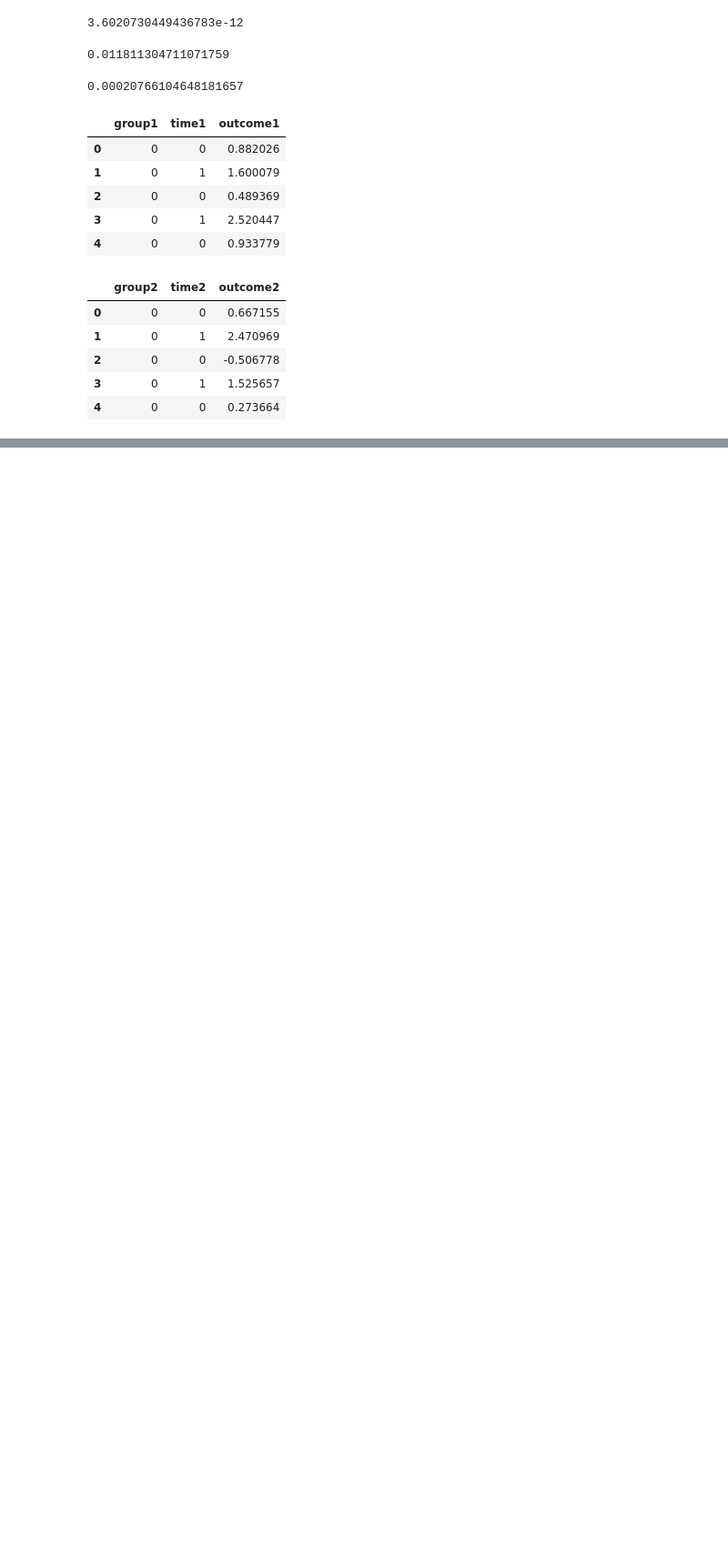
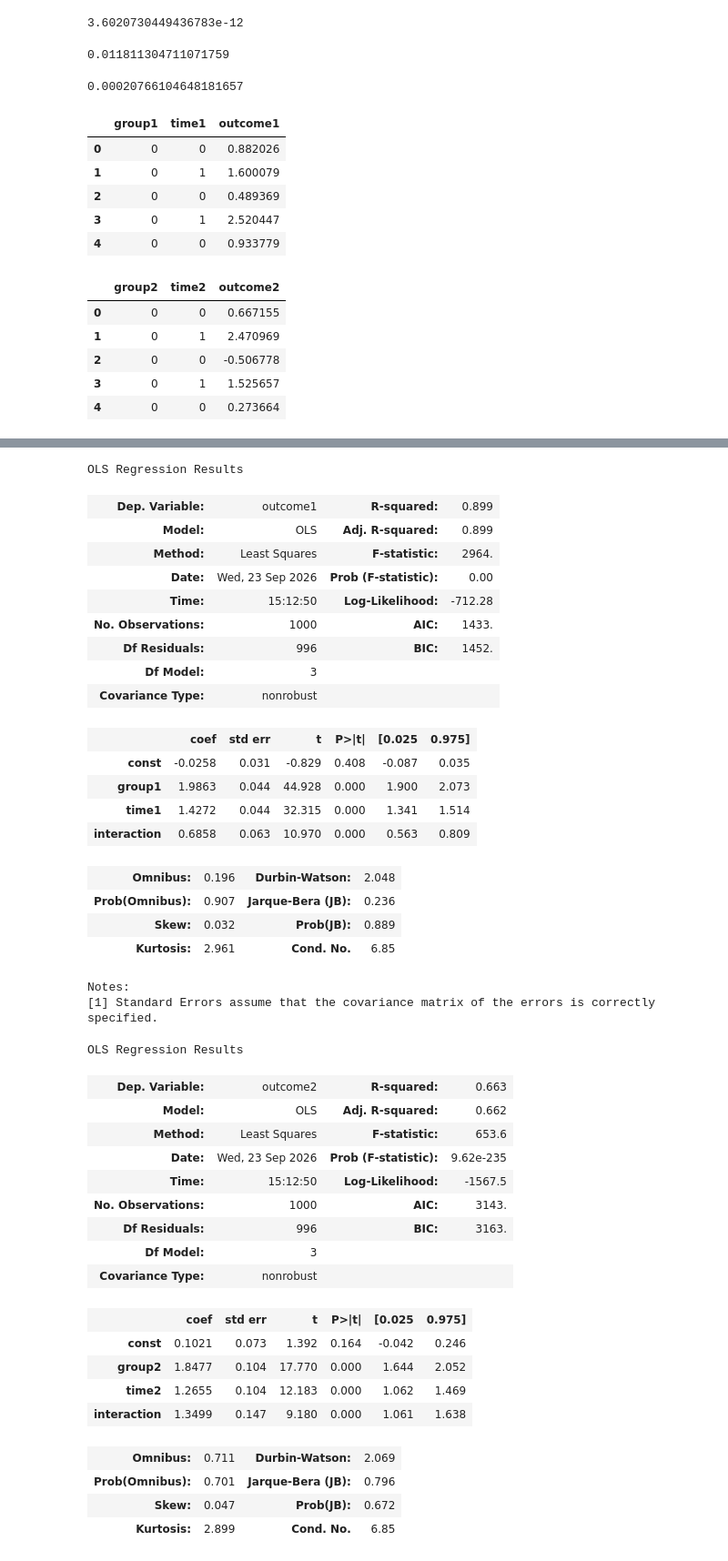
Before and after one commit to eghatzis0527/DX702-mod-6, a Jupyter notebook: Code_Homework_3.ipynb, the cells around one changed output, grey strips where cells are left out. Shown at 91% size. Saved outputs shown, nothing was run; the diff lists cells and outputs as text; code cells hidden in the pictures; blank space fills up the shorter version.

```diff
--- a/Code_Homework_3.ipynb
+++ b/Code_Homework_3.ipynb
@@ -160,3 +160,10 @@ display(data3.head())
 | 2 | 0 | 0 | -0.506778 |
 | 3 | 0 | 1 | 1.525657 |
 | 4 | 0 | 0 | 0.273664 |
+# %%
+data2['interaction'] = data2['group1'] * data2['time1']
+
+data3['interaction'] = data3['group2'] * data3['time2']
+
+display(data2.head())
+display(data3.head())
@@ -162,0 +183,14 @@ display(data3.head())
+# %%
+X2 = data2[['group1', 'time1', 'interaction']]
+X2 = sm.add_constant(X2)
+y2 = data2['outcome1']
+
+X3 = data3[['group2', 'time2', 'interaction']]
+X3 = sm.add_constant(X3)
+y3 = data3['outcome2']
+
+model2 = sm.OLS(y2, X2).fit()
+model3 = sm.OLS(y3, X3).fit()
+
+print(f'The estimated treatment effect for dataset A is {model2.params['interaction']:.2f}')
+print(f'The estimated treatment effect for dataset B is {model3.params['interaction']:.2f}')
@@ -162,0 +200,44 @@ display(data3.head())
+# %%
+display(model2.summary())
+display(model3.summary())
+# %% [output]
+OLS Regression Results
+| Dep. Variable: | outcome1 | R-squared: | 0.899 |
+| Model: | OLS | Adj. R-squared: | 0.899 |
+| Method: | Least Squares | F-statistic: | 2964. |
+| Date: | Wed, 23 Sep 2026 | Prob (F-statistic): | 0.00 |
+| Time: | 15:12:50 | Log-Likelihood: | -712.28 |
+| No. Observations: | 1000 | AIC: | 1433. |
+| Df Residuals: | 996 | BIC: | 1452. |
+| Df Model: | 3 |  |  |
+| Covariance Type: | nonrobust |  |  |
+|  | coef | std err | t | P>|t| | [0.025 | 0.975] |
+| const | -0.0258 | 0.031 | -0.829 | 0.408 | -0.087 | 0.035 |
+| group1 | 1.9863 | 0.044 | 44.928 | 0.000 | 1.900 | 2.073 |
+| time1 | 1.4272 | 0.044 | 32.315 | 0.000 | 1.341 | 1.514 |
+| interaction | 0.6858 | 0.063 | 10.970 | 0.000 | 0.563 | 0.809 |
+| Omnibus: | 0.196 | Durbin-Watson: | 2.048 |
+| Prob(Omnibus): | 0.907 | Jarque-Bera (JB): | 0.236 |
+| Skew: | 0.032 | Prob(JB): | 0.889 |
+| Kurtosis: | 2.961 | Cond. No. | 6.85 |
+Notes:
+[1] Standard Errors assume that the covariance matrix of the errors is correctly specified.
+OLS Regression Results
+| Dep. Variable: | outcome2 | R-squared: | 0.663 |
+| Model: | OLS | Adj. R-squared: | 0.662 |
+| Method: | Least Squares | F-statistic: | 653.6 |
+| Date: | Wed, 23 Sep 2026 | Prob (F-statistic): | 9.62e-235 |
+| Time: | 15:12:50 | Log-Likelihood: | -1567.5 |
+| No. Observations: | 1000 | AIC: | 3143. |
+| Df Residuals: | 996 | BIC: | 3163. |
+| Df Model: | 3 |  |  |
+| Covariance Type: | nonrobust |  |  |
+|  | coef | std err | t | P>|t| | [0.025 | 0.975] |
+| const | 0.1021 | 0.073 | 1.392 | 0.164 | -0.042 | 0.246 |
+| group2 | 1.8477 | 0.104 | 17.770 | 0.000 | 1.644 | 2.052 |
+| time2 | 1.2655 | 0.104 | 12.183 | 0.000 | 1.062 | 1.469 |
+| interaction | 1.3499 | 0.147 | 9.180 | 0.000 | 1.061 | 1.638 |
+| Omnibus: | 0.711 | Durbin-Watson: | 2.069 |
+| Prob(Omnibus): | 0.701 | Jarque-Bera (JB): | 0.796 |
+| Skew: | 0.047 | Prob(JB): | 0.672 |
+| Kurtosis: | 2.899 | Cond. No. | 6.85 |
```
Also changed, not shown: parts of 8 cells of this notebook, 2 other files.
